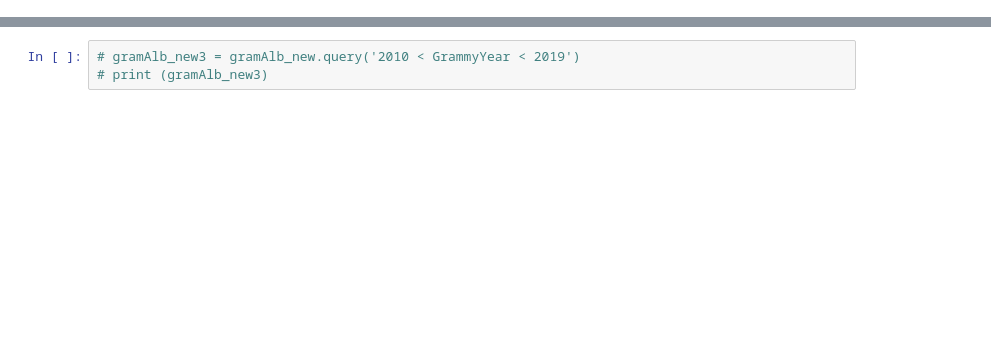
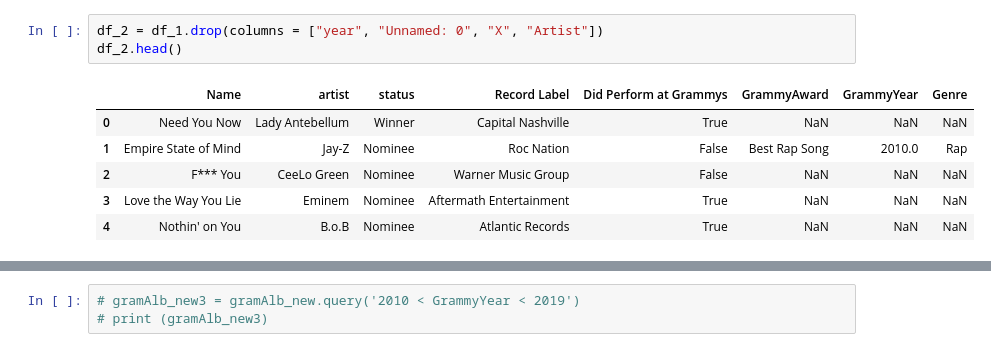
Before and after one commit to jonesj5901/project-1, a Jupyter notebook: Project 1/Billboard.ipynb, the cells around one changed output, grey strips where cells are left out. Cells and saved outputs as stored; diff of their text form; blank space fills up the shorter version.

```diff
--- a/Project 1/Billboard.ipynb
+++ b/Project 1/Billboard.ipynb
@@ -27,0 +53,10 @@ aoty_data = pd.read_csv(aoty_path)
+# %%
+df_2 = df_1.drop(columns = ["year", "Unnamed: 0", "X", "Artist"])
+df_2.head()
+# %% [output]
+|  | Name | artist | status | Record Label | Did Perform at Grammys | GrammyAward | GrammyYear | Genre |
+| 0 | Need You Now | Lady Antebellum | Winner | Capital Nashville | True | NaN | NaN | NaN |
+| 1 | Empire State of Mind | Jay-Z | Nominee | Roc Nation | False | Best Rap Song | 2010.0 | Rap |
+| 2 | F*** You | CeeLo Green | Nominee | Warner Music Group | False | NaN | NaN | NaN |
+| 3 | Love the Way You Lie | Eminem | Nominee | Aftermath Entertainment | True | NaN | NaN | NaN |
+| 4 | Nothin' on You | B.o.B | Nominee | Atlantic Records | True | NaN | NaN | NaN |
```
Also changed, not shown: parts of 14 cells of this notebook, 1 other file.
